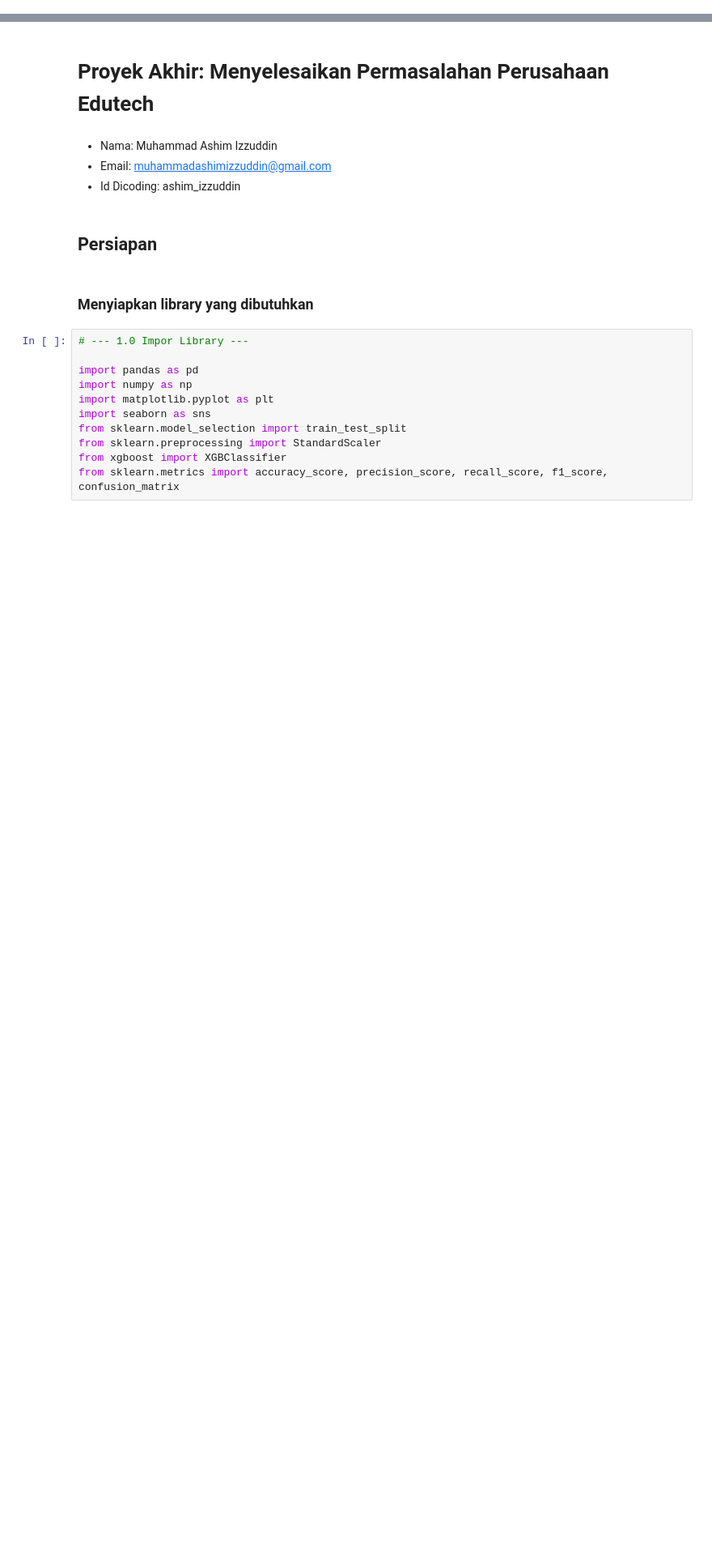
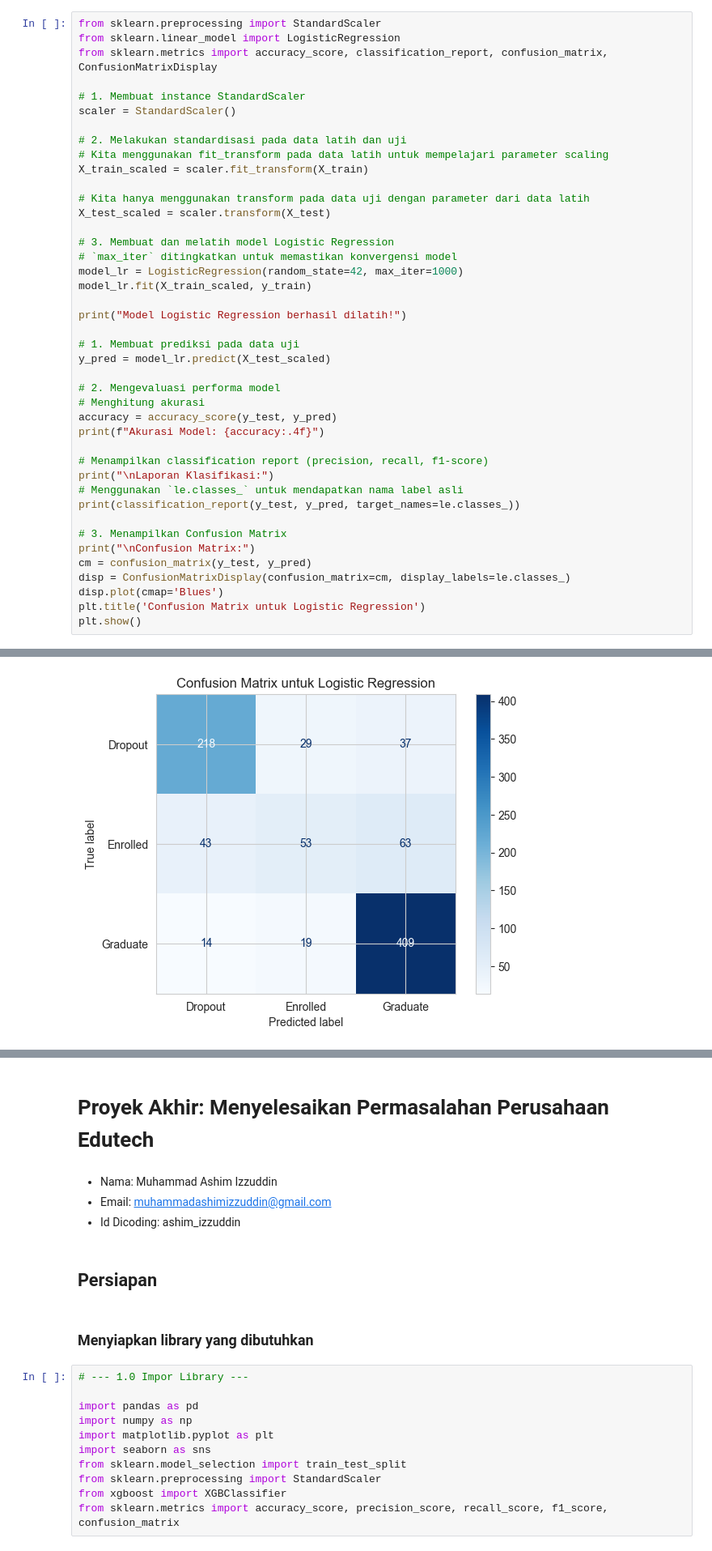
Before and after one commit to Koerentji/Menyelesaikan-Permasalahan-Institusi-Pendidikan, a Jupyter notebook: notebook.ipynb, the cells around one changed output, grey strips where cells are left out. Shown at 81% size. Saved outputs shown, nothing was run; the diff lists cells and outputs as text; blank space fills up the shorter version.

```diff
--- a/notebook.ipynb
+++ b/notebook.ipynb
@@ -0,0 +204,43 @@
+# %%
+from sklearn.preprocessing import StandardScaler
+from sklearn.linear_model import LogisticRegression
+from sklearn.metrics import accuracy_score, classification_report, confusion_matrix, ConfusionMatrixDisplay
+
+# 1. Membuat instance StandardScaler
+scaler = StandardScaler()
+
+# 2. Melakukan standardisasi pada data latih dan uji
+# Kita menggunakan fit_transform pada data latih untuk mempelajari parameter scaling
+X_train_scaled = scaler.fit_transform(X_train)
+
+# Kita hanya menggunakan transform pada data uji dengan parameter dari data latih
+X_test_scaled = scaler.transform(X_test)
+
+# 3. Membuat dan melatih model Logistic Regression
+# `max_iter` ditingkatkan untuk memastikan konvergensi model
+model_lr = LogisticRegression(random_state=42, max_iter=1000)
+model_lr.fit(X_train_scaled, y_train)
+
+print("Model Logistic Regression berhasil dilatih!")
+
+# 1. Membuat prediksi pada data uji
+y_pred = model_lr.predict(X_test_scaled)
+
+# 2. Mengevaluasi performa model
+# Menghitung akurasi
+accuracy = accuracy_score(y_test, y_pred)
+print(f"Akurasi Model: {accuracy:.4f}")
+
+# Menampilkan classification report (precision, recall, f1-score)
+print("\nLaporan Klasifikasi:")
+# Menggunakan `le.classes_` untuk mendapatkan nama label asli
+print(classification_report(y_test, y_pred, target_names=le.classes_))
+
+# 3. Menampilkan Confusion Matrix
+print("\nConfusion Matrix:")
+cm = confusion_matrix(y_test, y_pred)
+disp = ConfusionMatrixDisplay(confusion_matrix=cm, display_labels=le.classes_)
+disp.plot(cmap='Blues')
+plt.title('Confusion Matrix untuk Logistic Regression')
+plt.show()
+# %% [output]
@@ -0,0 +263 @@
+[figure, added]
```
Also changed, not shown: parts of 14 cells of this notebook, 13 other files.
